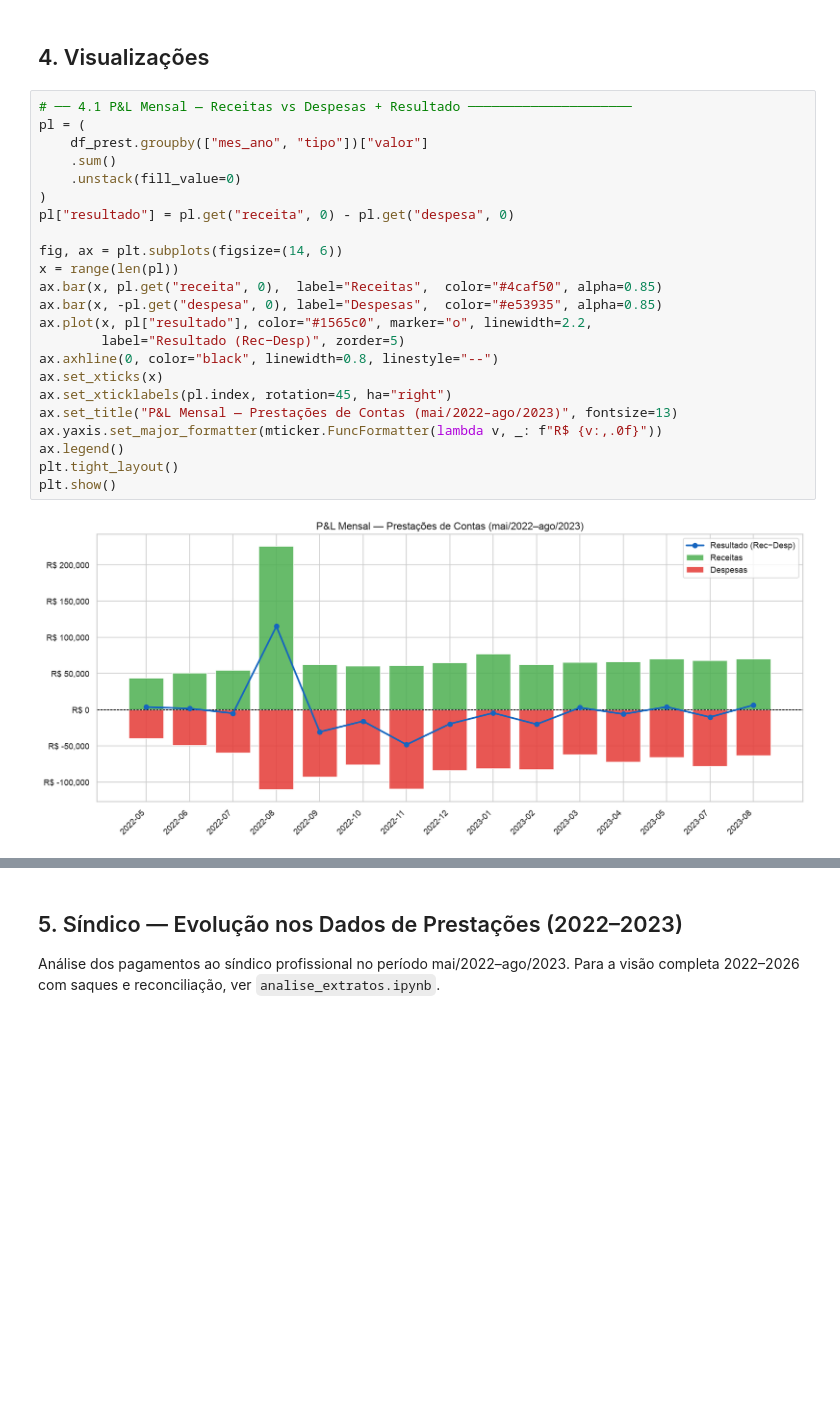
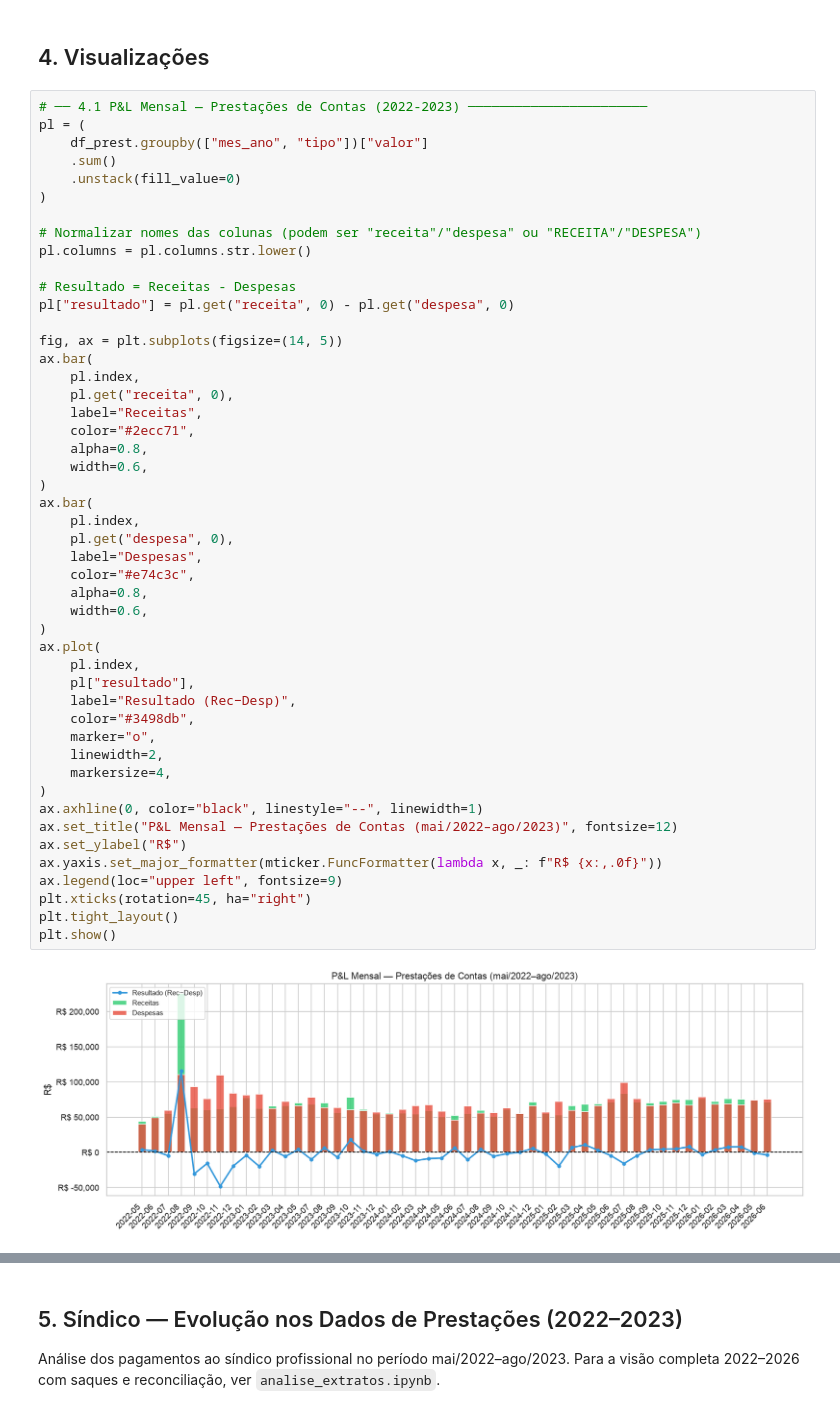
Before and after one commit to cgbas/anacondo, a Jupyter notebook: src/analise_prestacao_de_contas.ipynb, the cells around one changed output, grey strips where cells are left out. Saved outputs shown, nothing was run; the diff lists cells and outputs as text; blank space fills up the shorter version.

```diff
--- a/src/analise_prestacao_de_contas.ipynb
+++ b/src/analise_prestacao_de_contas.ipynb
@@ -288,28 +323,53 @@ df_anomalias[["mes_ano", "evento", "tipo", "valor", "macro_categoria", "motivo_a
 # %% [markdown]
 ## 4. Visualizações
 # %%
-# ── 4.1 P&L Mensal — Receitas vs Despesas + Resultado ─────────────────────
+# ── 4.1 P&L Mensal — Prestações de Contas (2022-2023) ───────────────────────
 pl = (
     df_prest.groupby(["mes_ano", "tipo"])["valor"]
     .sum()
     .unstack(fill_value=0)
 )
+
+# Normalizar nomes das colunas (podem ser "receita"/"despesa" ou "RECEITA"/"DESPESA")
+pl.columns = pl.columns.str.lower()
+
+# Resultado = Receitas - Despesas
 pl["resultado"] = pl.get("receita", 0) - pl.get("despesa", 0)
 
-fig, ax = plt.subplots(figsize=(14, 6))
-x = range(len(pl))
-ax.bar(x, pl.get("receita", 0),  label="Receitas",  color="#4caf50", alpha=0.85)
-ax.bar(x, -pl.get("despesa", 0), label="Despesas",  color="#e53935", alpha=0.85)
-ax.plot(x, pl["resultado"], color="#1565c0", marker="o", linewidth=2.2,
-        label="Resultado (Rec−Desp)", zorder=5)
-ax.axhline(0, color="black", linewidth=0.8, linestyle="--")
-ax.set_xticks(x)
-ax.set_xticklabels(pl.index, rotation=45, ha="right")
-ax.set_title("P&L Mensal — Prestações de Contas (mai/2022–ago/2023)", fontsize=13)
-ax.yaxis.set_major_formatter(mticker.FuncFormatter(lambda v, _: f"R$ {v:,.0f}"))
-ax.legend()
+fig, ax = plt.subplots(figsize=(14, 5))
+ax.bar(
+    pl.index,
+    pl.get("receita", 0),
+    label="Receitas",
+    color="#2ecc71",
+    alpha=0.8,
+    width=0.6,
+)
+ax.bar(
+    pl.index,
+    pl.get("despesa", 0),
+    label="Despesas",
+    color="#e74c3c",
+    alpha=0.8,
+    width=0.6,
+)
+ax.plot(
+    pl.index,
+    pl["resultado"],
+    label="Resultado (Rec−Desp)",
+    color="#3498db",
+    marker="o",
+    linewidth=2,
+    markersize=4,
+)
+ax.axhline(0, color="black", linestyle="--", linewidth=1)
+ax.set_title("P&L Mensal — Prestações de Contas (mai/2022–ago/2023)", fontsize=12)
+ax.set_ylabel("R$")
+ax.yaxis.set_major_formatter(mticker.FuncFormatter(lambda x, _: f"R$ {x:,.0f}"))
+ax.legend(loc="upper left", fontsize=9)
+plt.xticks(rotation=45, ha="right")
 plt.tight_layout()
 plt.show()
 # %% [output]
-[figure, old version]
+[figure, new version]
 # %%
```
Also changed, not shown: parts of 22 cells of this notebook, 8 other files.
